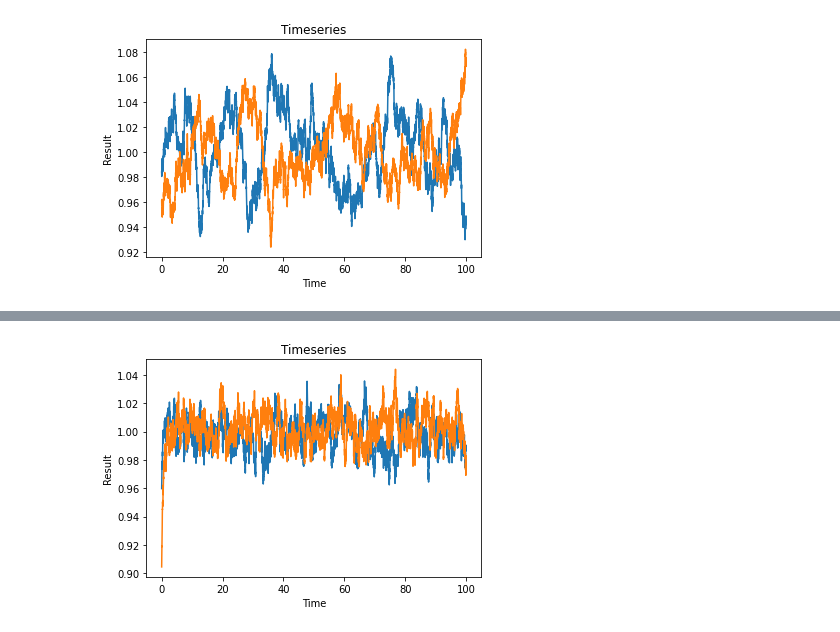
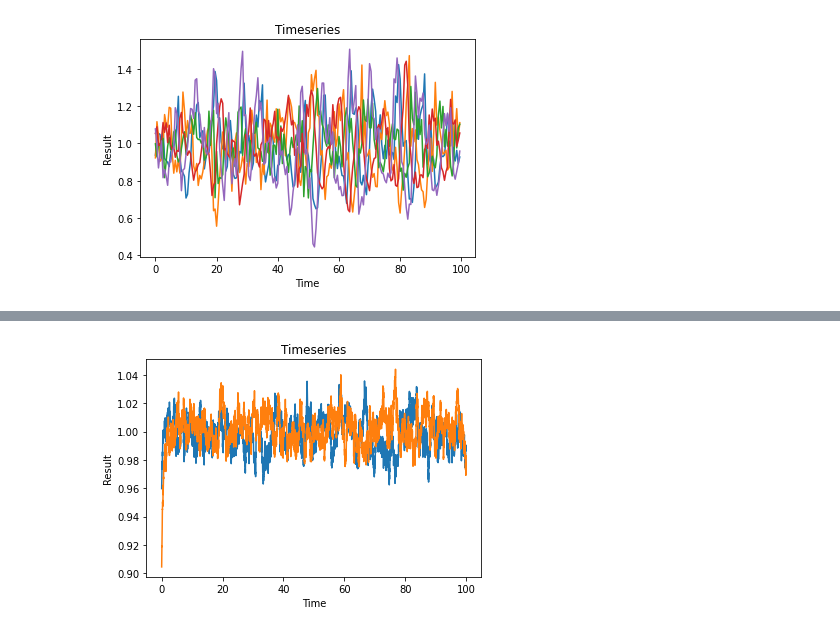
Before and after one commit to ltuijnder/MasterThesis, a Jupyter notebook: PostFWO/Untitled.ipynb, the cells around one changed output, grey strips where cells are left out. Cells and saved outputs as stored; diff of their text form; code cells hidden in the pictures.

```diff
--- a/PostFWO/Untitled.ipynb
+++ b/PostFWO/Untitled.ipynb
@@ -13,22 +13,22 @@ from mpl_toolkits.mplot3d import Axes3D
 # %%
 noiseSetting = {
     "noiseType" : "LangevinLinear",
-    "noiseStrength" : 0.02
+    "noiseStrength" : 0.1
 }
 pertuSetting = {
     "period" : 1000,
     "strenght" : 0.05
 }
 genSetting = {
     "interactionStrenght" : 1}
 
-numberSpecies = 2
-numberExperiments = 10
+numberSpecies = 5
+numberExperiments = 2
 
 # Generate
 
-TS = TS_GLV(numberSpecies,numberExperiments,noiseSetting,genSetting,pertuSetting)
+TS = TS_GLV(numberSpecies,numberExperiments,noiseSetting,genSetting, pertuSetting, timestep_ = 0.5)
 TS.generate()
-TS.plot(2)# Plot the zeroth experiment.
+TS.plot(0)# Plot the zeroth experiment.
 # %% [output]
-[figure, old version]
+[figure, new version]
```
Also changed, not shown: parts of 1 cell of this notebook, 3 other files.
